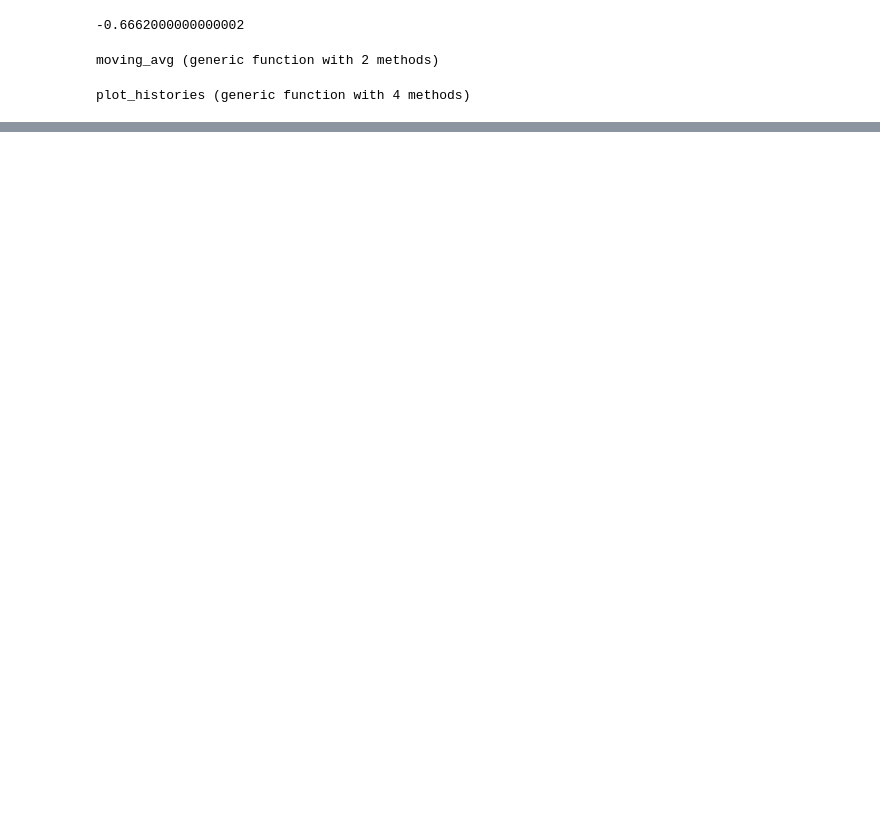
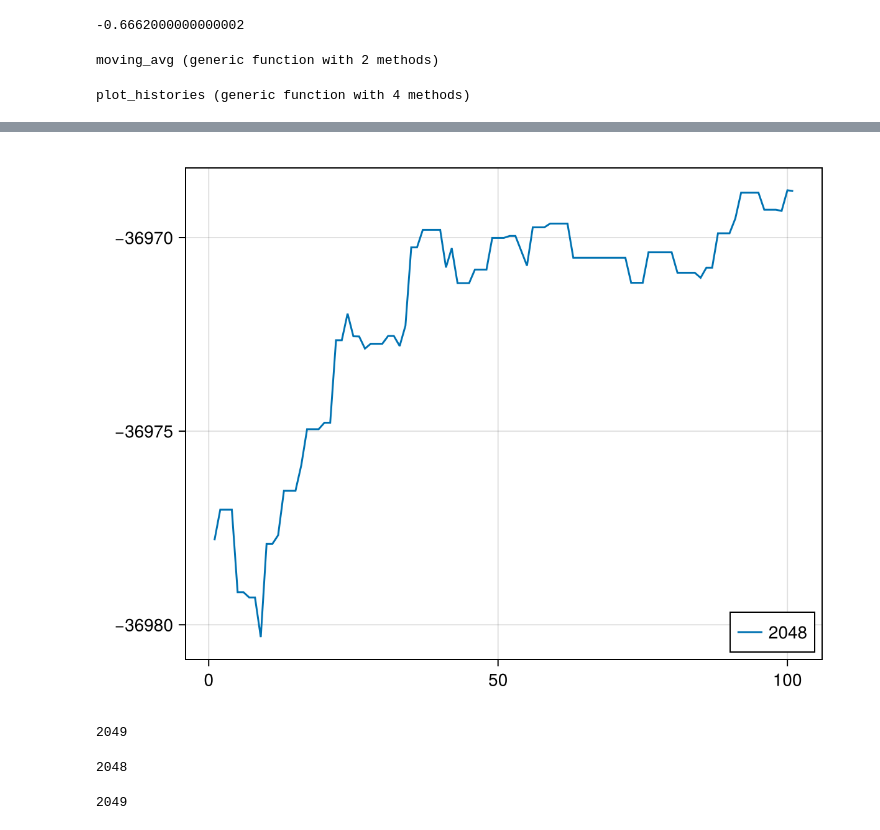
Before and after one commit to luisastue/hc-rl-thompson-sampling, a Jupyter notebook: sepsis/custom_sepsis/src/custom_sepsis/plot.ipynb, the cells around one changed output, grey strips where cells are left out. Saved outputs shown, nothing was run; the diff lists cells and outputs as text; code cells hidden in the pictures; blank space fills up the shorter version.

```diff
--- a/sepsis/custom_sepsis/src/custom_sepsis/plot.ipynb
+++ b/sepsis/custom_sepsis/src/custom_sepsis/plot.ipynb
@@ -164,3 +259,20 @@ plot_histories(histories, 1, [:SimplePPL, :Softmax, :Simple, :Medium, :None])
+# %%
+plot_scores(histories[:SimplePPL])
+# %% [output]
+[figure, added]
+# %%
+using Gen
+nested_view(histories[:SimplePPL].model.choices)[:episodes]
+# %% [output]
+2049
+# %%
+maximum(keys(histories[:SimplePPL].policies))
+# %% [output]
+2048
+# %%
+length(histories[:SimplePPL].model.policies)
+# %% [output]
+2049
 # %%
 plot_histories(histories, 1, [:SimplePPL, :Softmax], 1000000)
 # %% [output]
```
Also changed, not shown: parts of 31 cells of this notebook, 21 other files.
